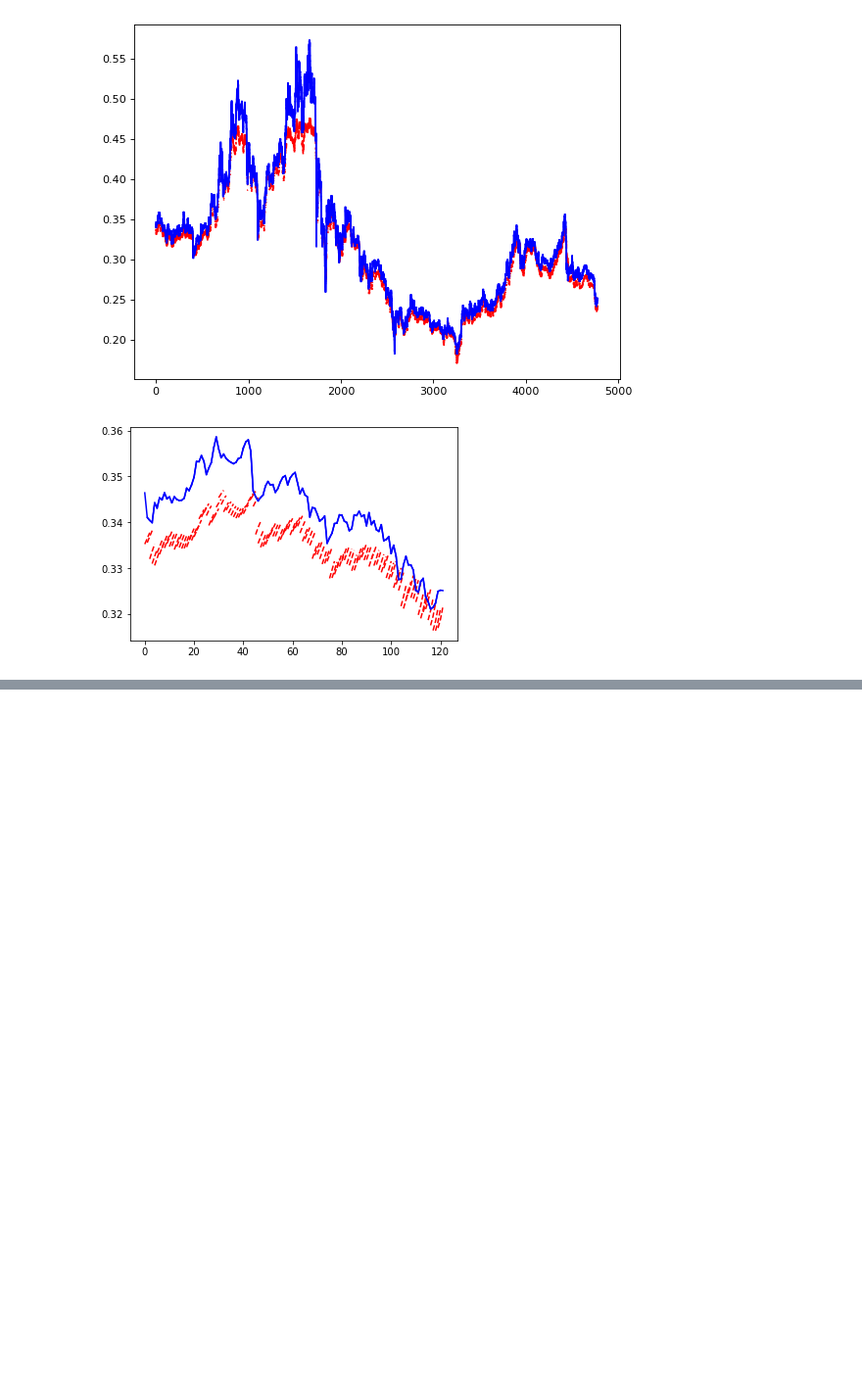
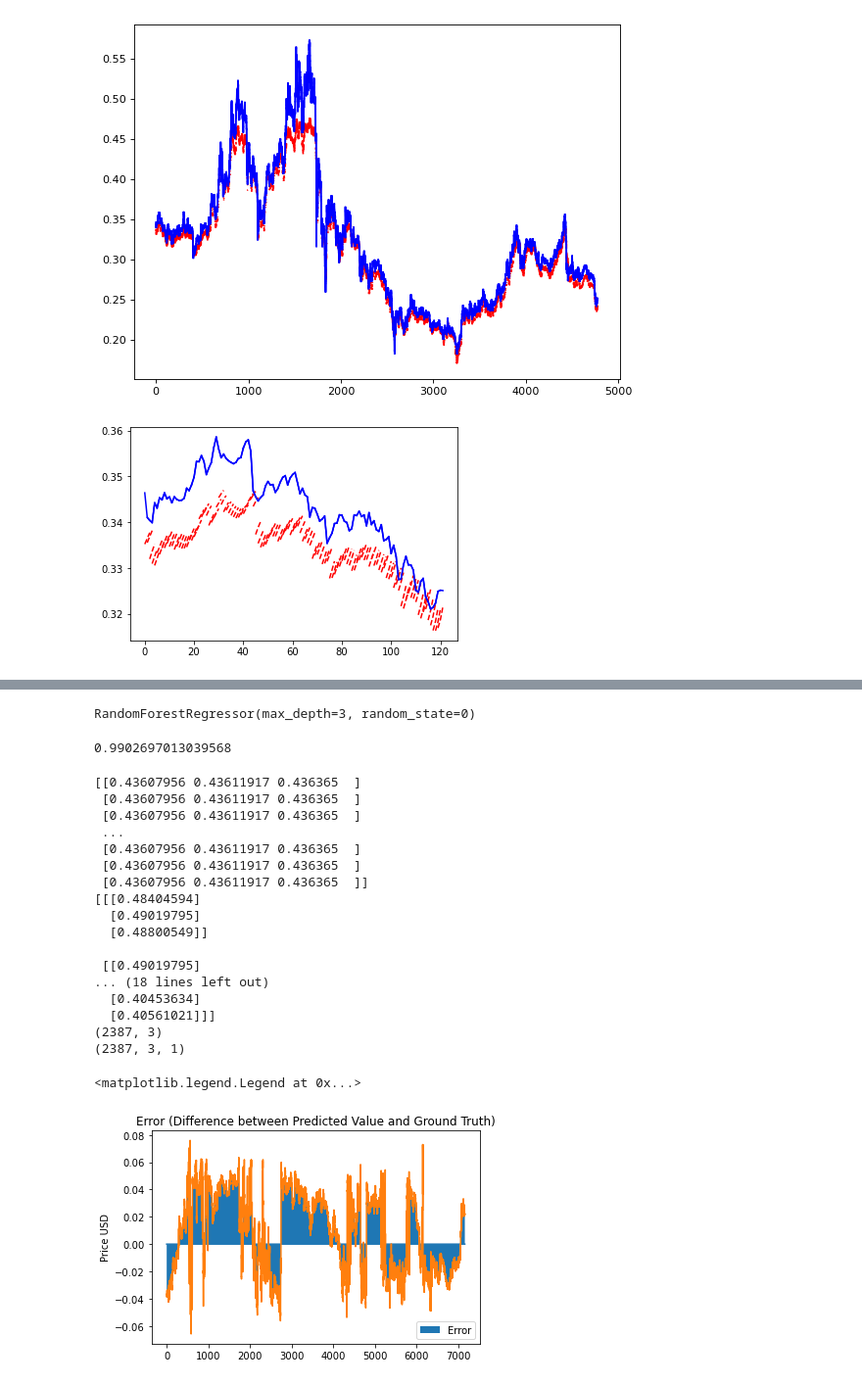
Before and after one commit to verybighub/CS5488_Project, a Jupyter notebook: notebook-alex-presentation.ipynb, the cells around one changed output, grey strips where cells are left out. Shown at 98% size. Drawn from its saved outputs; the diff is of its cells as text; code cells hidden in the pictures; blank space fills up the shorter version.

```diff
--- a/notebook-alex-presentation.ipynb
+++ b/notebook-alex-presentation.ipynb
@@ -763,0 +765,6 @@ Average error: $0.0028758278519440887
+# %%
+regr = RandomForestRegressor(max_depth=3, random_state=0)
+
+regr.fit(x_train.reshape((x_train.shape[0],x_train.shape[1]*x_train.shape[2])), y_train.reshape((y_train.shape[0],y_train.shape[1])))
+# %% [output]
+RandomForestRegressor(max_depth=3, random_state=0)
@@ -763,0 +775,50 @@ Average error: $0.0028758278519440887
+# %%
+tree
+# %% [output]
+0.9902697013039568
+# %%
+i = regr.predict(x_test.reshape((x_test.shape[0],x_test.shape[1]*x_test.shape[2])))
+predicted = np.ravel(i)
+
+print(i)
+print(y_test)
+
+print(i.shape)
+print(y_val.shape)
+'''
+for x_test:
+    model.predict()
+'''
+
+
+predicted2 = np.ravel(i)
+y_test2 = np.ravel(y_test)
+
+plt.title('Error (Difference between Predicted Value and Ground Truth)')
+# Apply inverse transform to cancel the effects of MinMax scaler and Robust scaler to get back the original
+error = np.exp(scaler.inverse_transform(scaler2.inverse_transform([[x,0,0] for x in predicted2]))[:,0]) - np.exp(scaler.inverse_transform(scaler2.inverse_transform([[x,0,0] for x in y_test2]))[:, 0])
+plt.plot(np.arange(len(error)), [0] * len(error))
+plt.plot(error)
+plt.fill_between(np.arange(len(error)), [0] * len(error), error, label='Error')
+plt.ylabel('Price USD')
+plt.legend()
+# %% [output]
+[[0.43607956 0.43611917 0.436365  ]
+ [0.43607956 0.43611917 0.436365  ]
+ [0.43607956 0.43611917 0.436365  ]
+ ...
+ [0.43607956 0.43611917 0.436365  ]
+ [0.43607956 0.43611917 0.436365  ]
+ [0.43607956 0.43611917 0.436365  ]]
+[[[0.48404594]
+  [0.49019795]
+  [0.48800549]]
+
+ [[0.49019795]
+... (18 lines left out)
+  [0.40453634]
+  [0.40561021]]]
+(2387, 3)
+(2387, 3, 1)
+<matplotlib.legend.Legend at 0x...>
+[figure, added]
```
Also changed, not shown: parts of 19 cells of this notebook.
